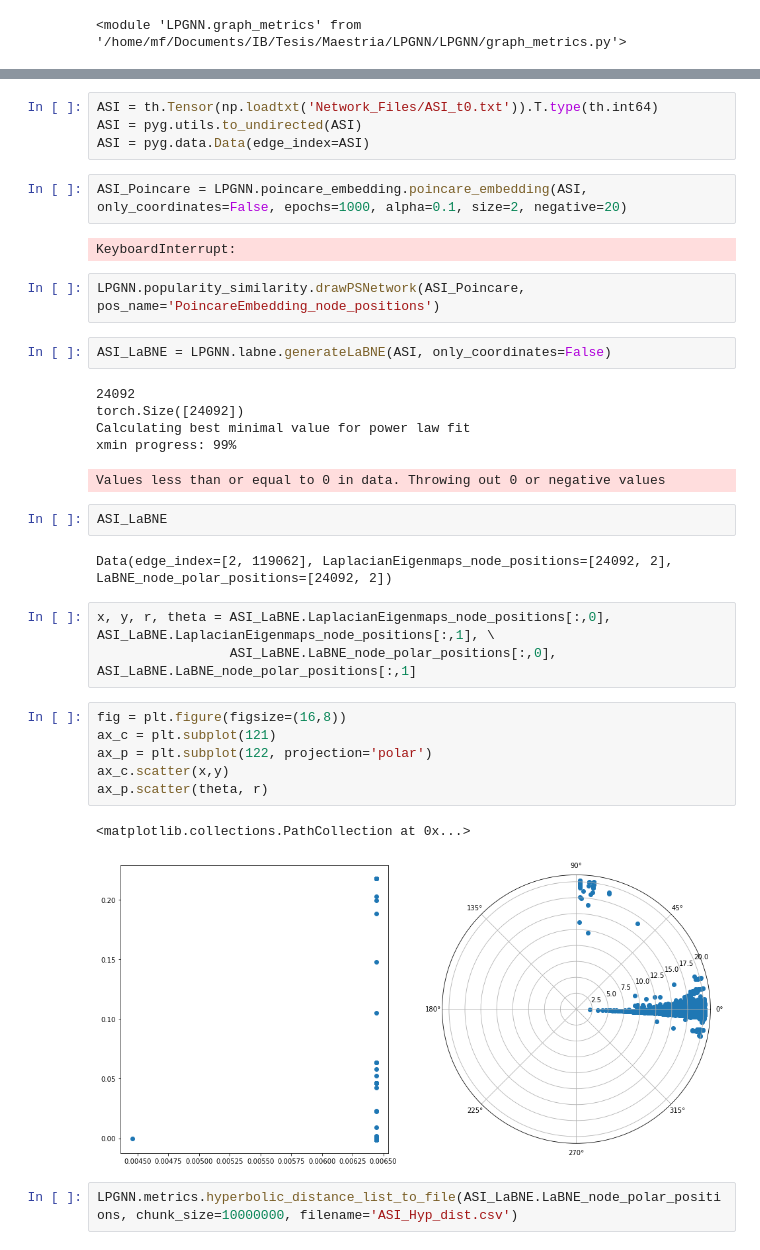
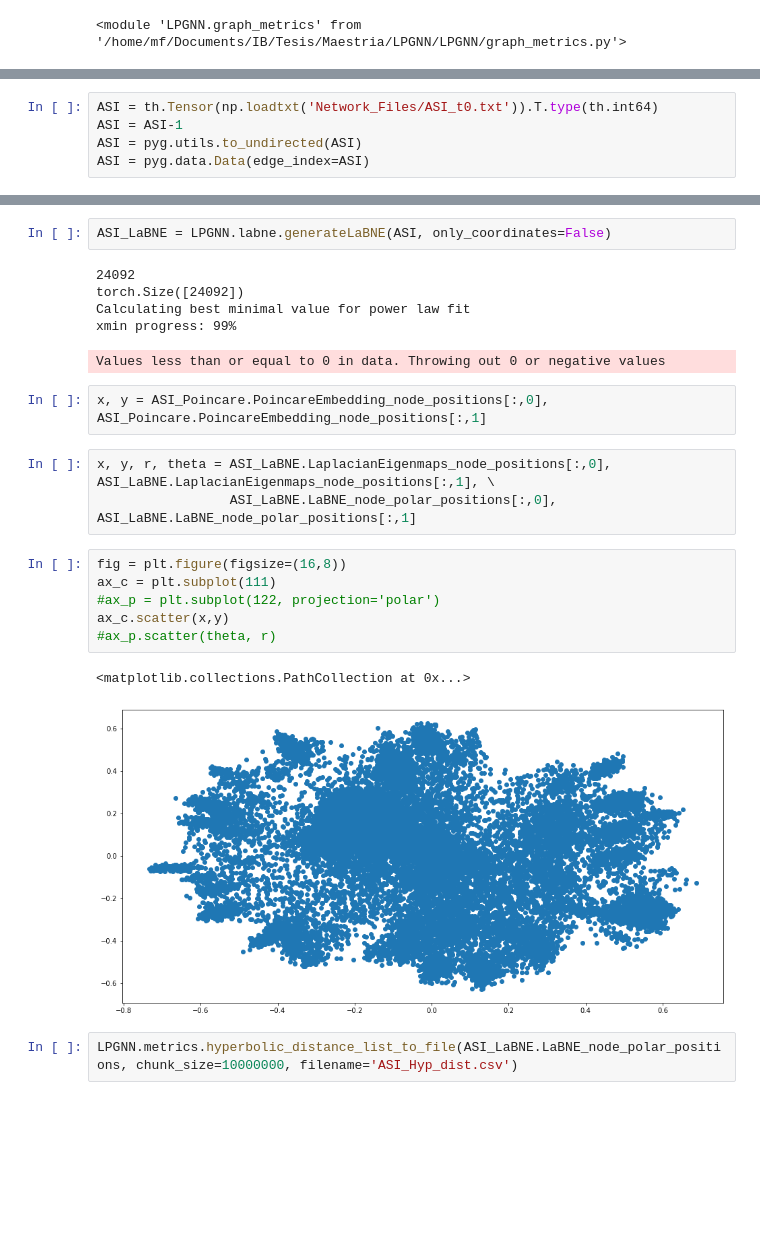
Before and after one commit to martinfama/LPGNN, a Jupyter notebook: Poincare_Embeddings.ipynb, the cells around one changed output, grey strips where cells are left out. Drawn from its saved outputs; the diff is of its cells as text; blank space fills up the shorter version.

```diff
--- a/Poincare_Embeddings.ipynb
+++ b/Poincare_Embeddings.ipynb
@@ -36,0 +51,5 @@ PS = LPGNN.popularity_similarity.generatePSNetwork(N=200, avg_k=6, gamma=2.5, T=
+# %%
+ASI = th.Tensor(np.loadtxt('Network_Files/ASI_t0.txt')).T.type(th.int64)
+ASI = ASI-1
+ASI = pyg.utils.to_undirected(ASI)
+ASI = pyg.data.Data(edge_index=ASI)
@@ -44,13 +92,3 @@ LPGNN.popularity_similarity.drawPSNetwork(poincare_e, pos_name='PoincareEmbeddin
-# %%
-ASI = th.Tensor(np.loadtxt('Network_Files/ASI_t0.txt')).T.type(th.int64)
-ASI = pyg.utils.to_undirected(ASI)
-ASI = pyg.data.Data(edge_index=ASI)
-# %%
-ASI_Poincare = LPGNN.poincare_embedding.poincare_embedding(ASI, only_coordinates=False, epochs=1000, alpha=0.1, size=2, negative=20)
-# %% [output]
-KeyboardInterrupt:
-# %%
-LPGNN.popularity_similarity.drawPSNetwork(ASI_Poincare, pos_name='PoincareEmbedding_node_positions')
 # %%
 ASI_LaBNE = LPGNN.labne.generateLaBNE(ASI, only_coordinates=False)
 # %% [output]
@@ -59,22 +97,20 @@ torch.Size([24092])
 Calculating best minimal value for power law fit
 xmin progress: 99%
 Values less than or equal to 0 in data. Throwing out 0 or negative values
-# %%
-ASI_LaBNE
-# %% [output]
-Data(edge_index=[2, 119062], LaplacianEigenmaps_node_positions=[24092, 2], LaBNE_node_polar_positions=[24092, 2])
+# %%
+x, y = ASI_Poincare.PoincareEmbedding_node_positions[:,0], ASI_Poincare.PoincareEmbedding_node_positions[:,1]
 # %%
 x, y, r, theta = ASI_LaBNE.LaplacianEigenmaps_node_positions[:,0], ASI_LaBNE.LaplacianEigenmaps_node_positions[:,1], \
                  ASI_LaBNE.LaBNE_node_polar_positions[:,0], ASI_LaBNE.LaBNE_node_polar_positions[:,1]
 # %%
 fig = plt.figure(figsize=(16,8))
-ax_c = plt.subplot(121)
-ax_p = plt.subplot(122, projection='polar')
+ax_c = plt.subplot(111)
+#ax_p = plt.subplot(122, projection='polar')
 ax_c.scatter(x,y)
-ax_p.scatter(theta, r)
+#ax_p.scatter(theta, r)
 # %% [output]
 <matplotlib.collections.PathCollection at 0x...>
-[figure, old version]
+[figure, new version]
 # %%
 LPGNN.metrics.hyperbolic_distance_list_to_file(ASI_LaBNE.LaBNE_node_polar_positions, chunk_size=10000000, filename='ASI_Hyp_dist.csv')
 # %%
```
Also changed, not shown: parts of 9 cells of this notebook, 1 other file.
